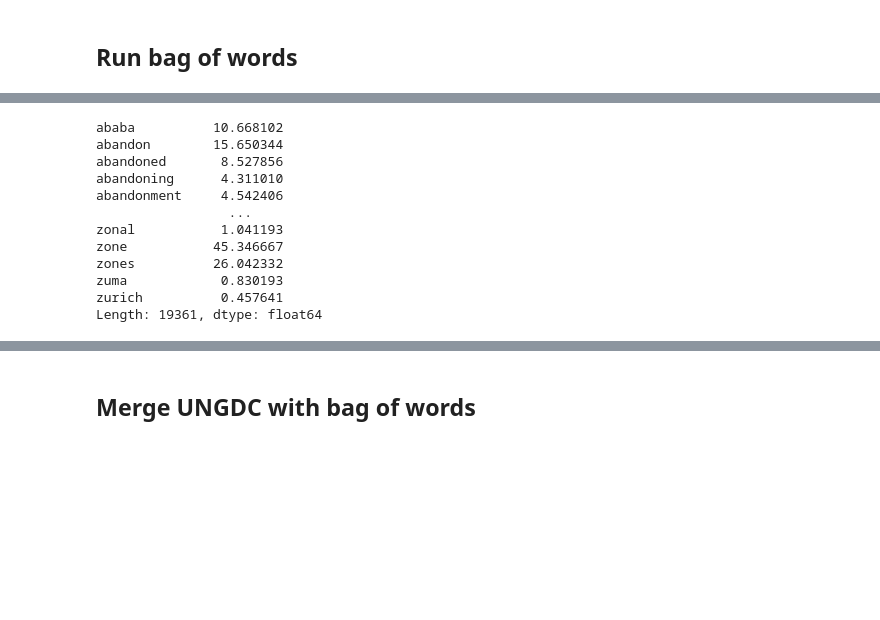
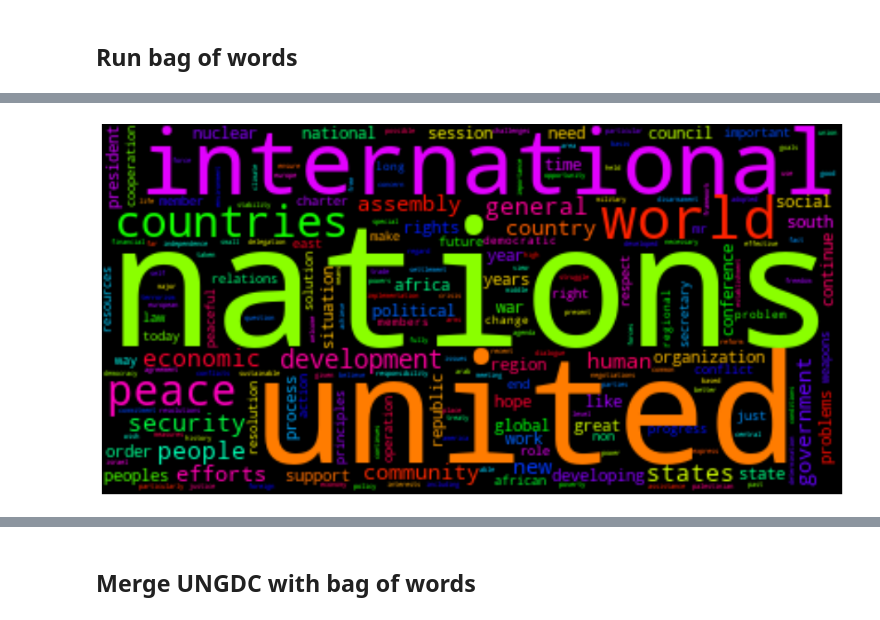
Before and after one commit to wolfbrr/FDS-2022, a Jupyter notebook: assignment-1/assignment-1.ipynb, the cells around one changed output, grey strips where cells are left out. Saved outputs shown, nothing was run; the diff lists cells and outputs as text; code cells hidden in the pictures; blank space fills up the shorter version.

```diff
--- a/assignment-1/assignment-1.ipynb
+++ b/assignment-1/assignment-1.ipynb
@@ -64,15 +54,11 @@ X_counts
 # %%
-X_counts.sum()
+a = X_counts.sum().sort_values(ascending=False)
-# %% [output]
-ababa          10.668102
-abandon        15.650344
-abandoned       8.527856
-abandoning      4.311010
-abandonment     4.542406
-                 ...
-zonal           1.041193
-zone           45.346667
-zones          26.042332
-zuma            0.830193
-zurich          0.457641
-Length: 19361, dtype: float64
+# %%
+cloud = WordCloud(max_font_size=100, background_color="black", colormap="hsv").generate_from_frequencies(a)
+
+plt.figure(figsize=(16,12))
+plt.imshow(cloud, interpolation='bilinear')
+plt.axis('off')
+plt.show()
+# %% [output]
+[figure, added]
```
Also changed, not shown: parts of 12 cells of this notebook.
